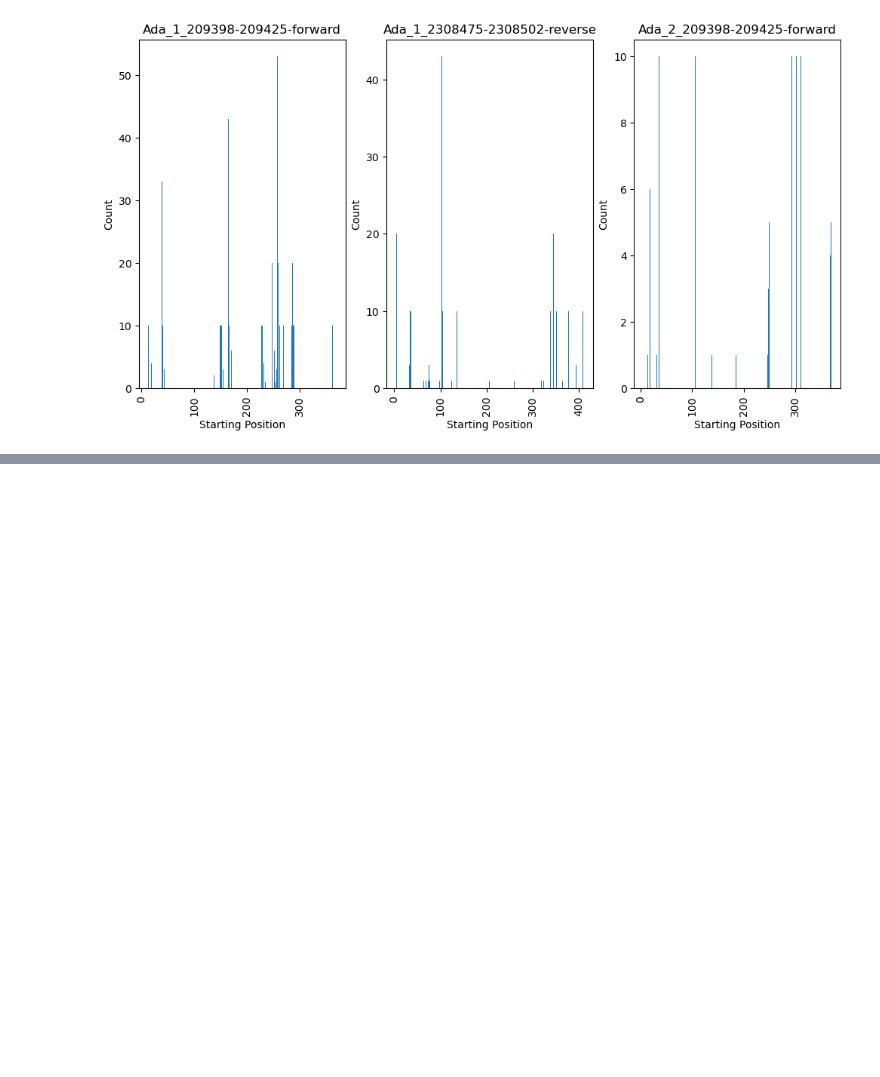
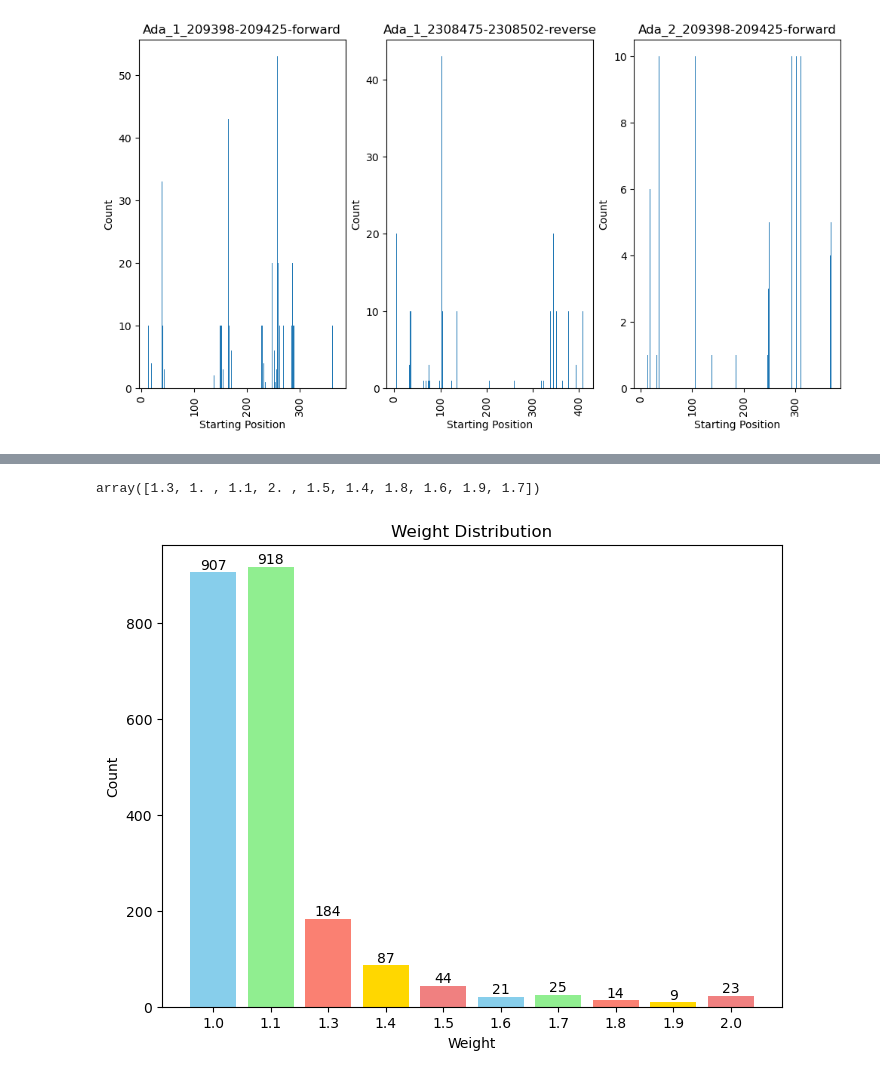
Before and after one commit to SpyrosAlvanakis/Molecular_Algorithms_project, a Jupyter notebook: Voting.ipynb, the cells around one changed output, grey strips where cells are left out. Drawn from its saved outputs; the diff is of its cells as text; code cells hidden in the pictures; blank space fills up the shorter version.

Commit message:
weights

```diff
--- a/Voting.ipynb
+++ b/Voting.ipynb
@@ -192,0 +130,2 @@ plot_starting_position_subplots(starting_position_counts, index_to_plot)
+# %%
+weighten_df = add_predicted_site_sequence(max_values_df,'margin200/')
@@ -192,0 +141,3 @@ plot_starting_position_subplots(starting_position_counts, index_to_plot)
+# %%
+weighten_df = add_weights_with_similarity(weighten_df, streme_results)
+weighten_df.head()
@@ -192,0 +151,8 @@ plot_starting_position_subplots(starting_position_counts, index_to_plot)
+# %%
+weighten_df.Weights.unique()
+# %% [output]
+array([1.3, 1. , 1.1, 2. , 1.5, 1.4, 1.8, 1.6, 1.9, 1.7])
+# %%
+plot_weight_distribution(weighten_df)
+# %% [output]
+[figure, added]
```
Also changed, not shown: parts of 12 cells of this notebook, 2 other files.
